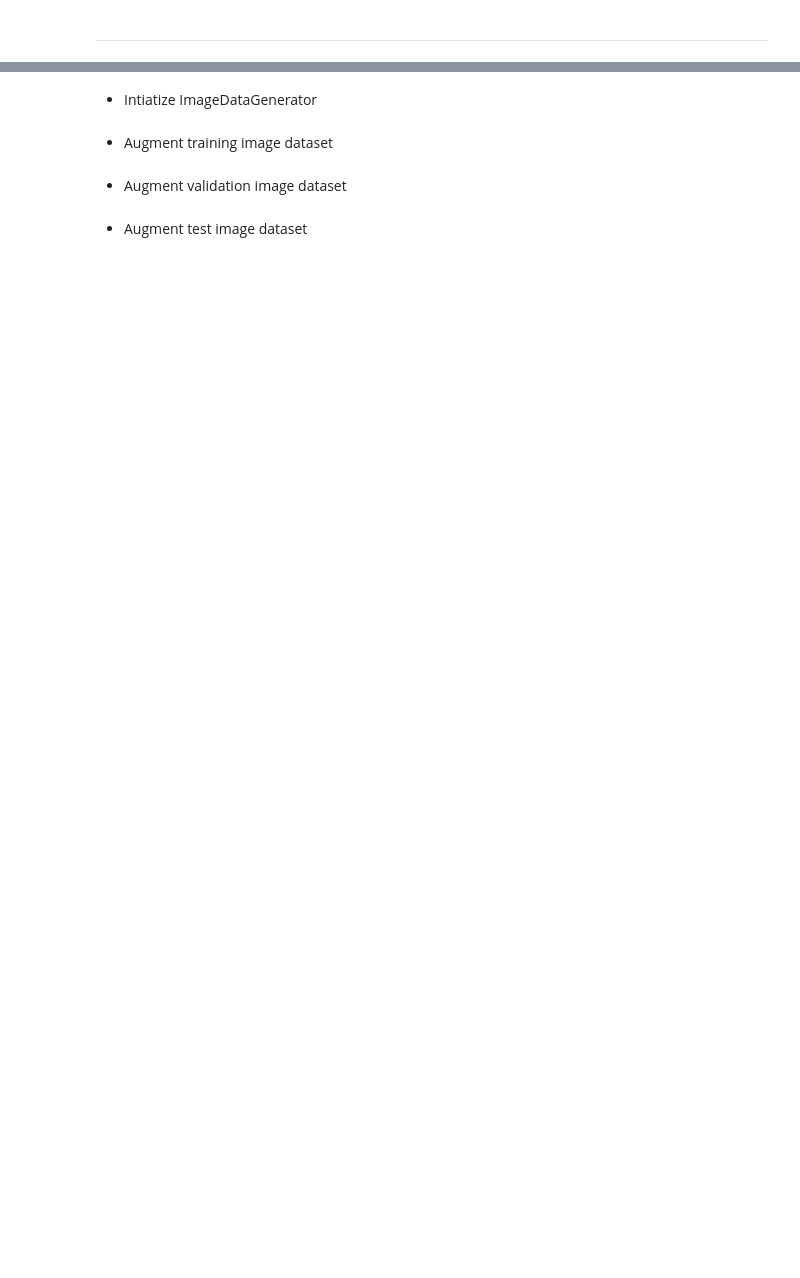
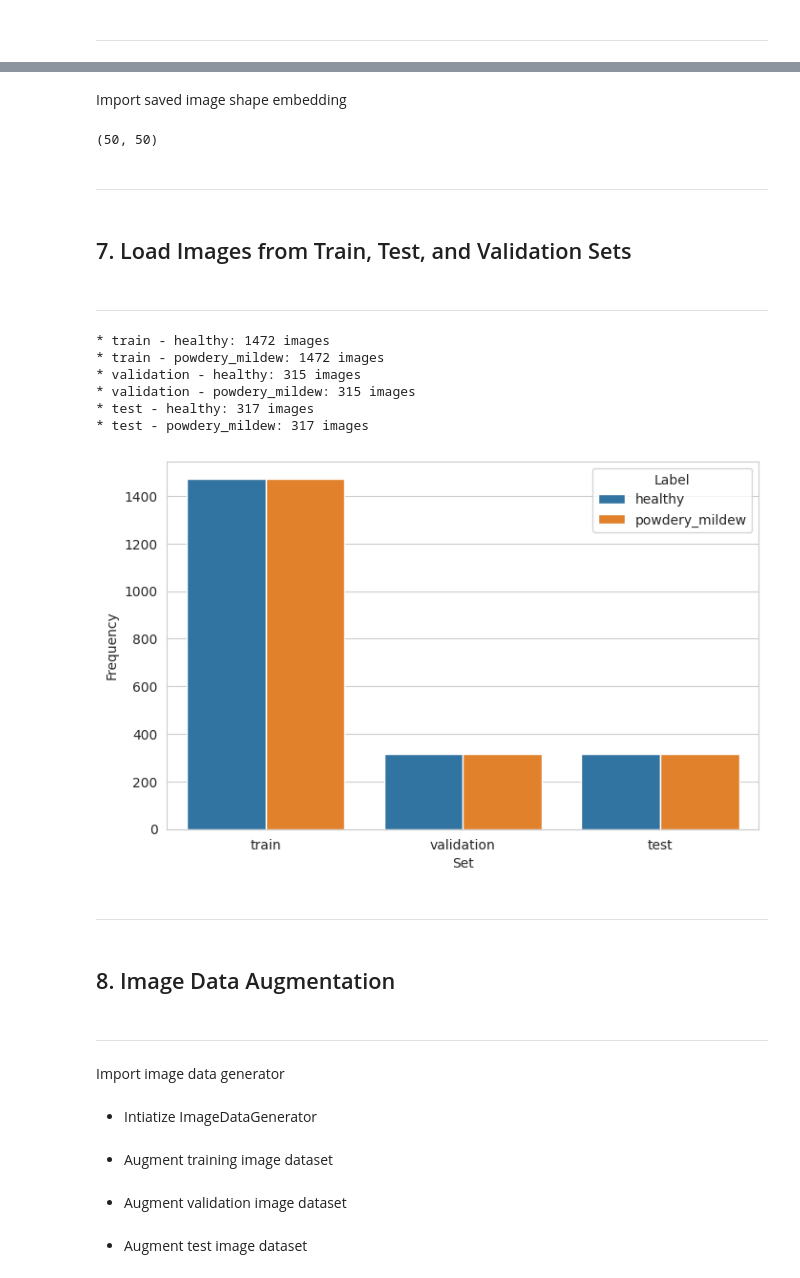
Before and after one commit to adamolnar/Portfolio_5_Cherry_Leaves_Mildew, a Jupyter notebook: jupyter_notebooks/03-DataModelling.ipynb, the cells around one changed output, grey strips where cells are left out. Cells and saved outputs as stored; diff of their text form; code cells hidden in the pictures; blank space fills up the shorter version.

Commit message:
Add changes to Image Data Augmentation

```diff
--- a/jupyter_notebooks/03-DataModelling.ipynb
+++ b/jupyter_notebooks/03-DataModelling.ipynb
@@ -136,0 +119,47 @@ def load_images_from_folder(folder, label):
+# %% [markdown]
+Import saved image shape embedding
+# %%
+version = 'v1'
+image_shape = joblib.load(filename=f"outputs/{version}/image_shape.pkl")
+image_shape
+# %% [output]
+(50, 50)
+# %% [markdown]
+---
+# %% [markdown]
+## 7. Load Images from Train, Test, and Validation Sets
+# %% [markdown]
+---
+# %%
+data = []  # List to store data
+for folder in ['train', 'validation', 'test']:
+    for label in labels:
+        num_images = len(os.listdir(os.path.join(my_data_dir, folder, label)))
+        data.append({'Set': folder, 'Label': label, 'Frequency': num_images})
+        print(f"* {folder} - {label}: {num_images} images")
+
+# Create DataFrame from the accumulated data
+df_freq = pd.DataFrame(data)
+
+print("\n")
+sns.set_style("whitegrid")
+plt.figure(figsize=(8,5))
+sns.barplot(data=df_freq, x='Set', y='Frequency', hue='Label')
+plt.savefig(f'{file_path}/labels_distribution.png', bbox_inches='tight', dpi=150)
+plt.show()
+# %% [output]
+* train - healthy: 1472 images
+* train - powdery_mildew: 1472 images
+* validation - healthy: 315 images
+* validation - powdery_mildew: 315 images
+* test - healthy: 317 images
+* test - powdery_mildew: 317 images
+[figure, added]
+# %% [markdown]
+---
+# %% [markdown]
+## 8. Image Data Augmentation
+# %% [markdown]
+---
+# %% [markdown]
+Import image data generator
```
Also changed, not shown: parts of 58 cells of this notebook.
